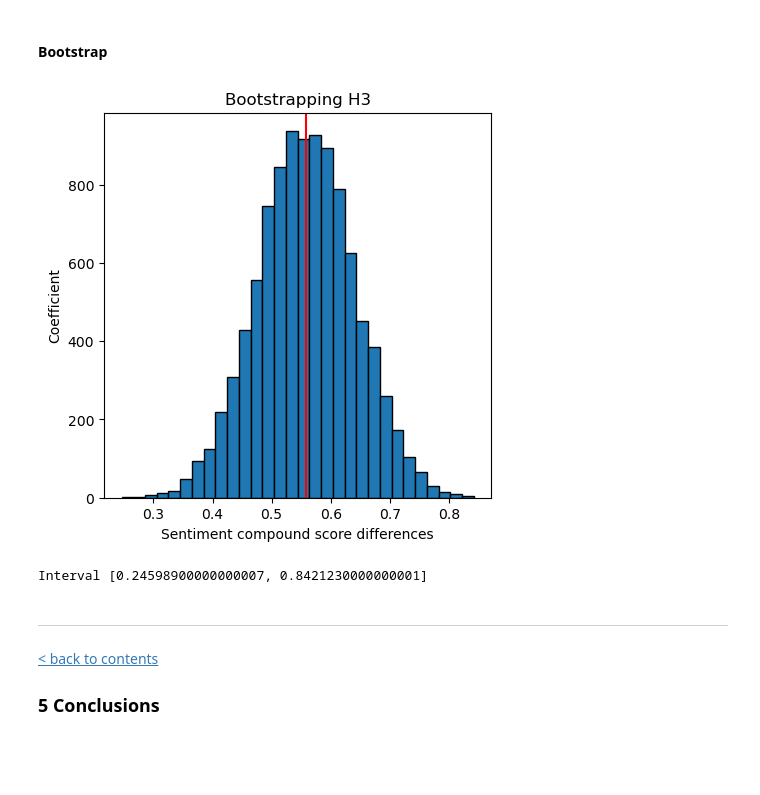
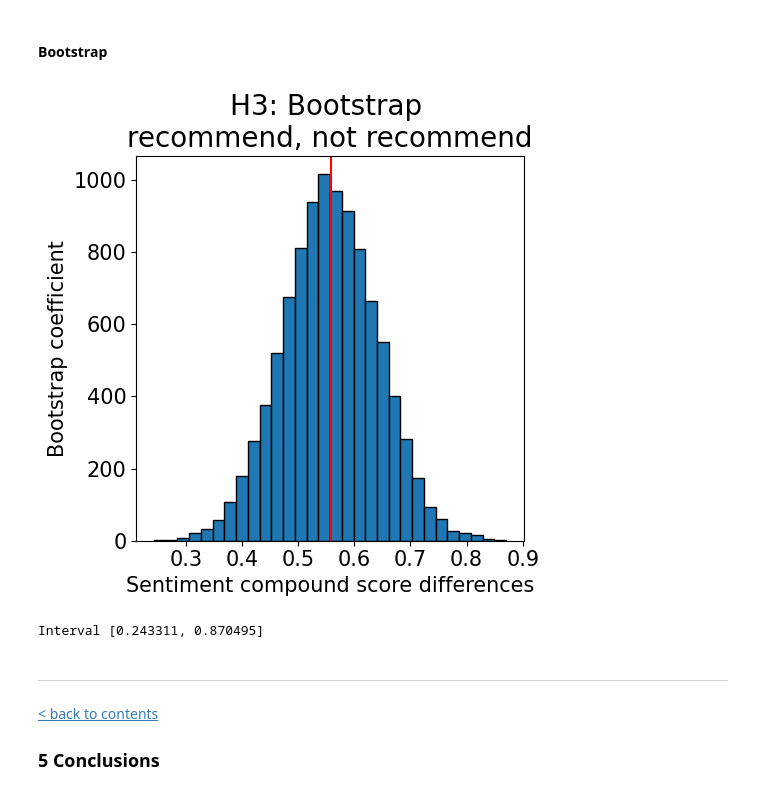
Before and after one commit to csum1/SteamGamesSentiment, a Jupyter notebook: steam.ipynb, the cells around one changed output. Cells and saved outputs as stored; diff of their text form; code cells hidden in the pictures; blank space fills up the shorter version.

```diff
--- a/steam.ipynb
+++ b/steam.ipynb
@@ -535,7 +535,7 @@ Conclusion: 0.0 is smaller than 0.001 => very significant.
 test_values = {'sample_count':[], 'coefficents':[], 'p_values':[]}
 for i in [10, 100, 1_000, 10_000]:
     df_test = df_games.loc[0:i,:]
-    coeff, p_value = stats.pearsonr(df_test['review_score'], df_test['sent.mean_comp'])
+    coeff, p_value = stats.pearsonr(df_test['sent.mean_comp'], df_test['review_score'])
     test_values['sample_count'].append(i)
     test_values['coefficents'].append(coeff)
     test_values['p_values'].append(p_value)
@@ -628,12 +647,12 @@ Interval [-0.26784977531180587, 0.432247041274728]
 # %% [markdown]
 #### Reviews that recommend the game
 # %%
-df_votedup_reviews = df_reviews.loc[df_reviews['voted_up'] == True, ['appid', 'reviewid' ,'sent.comp']]
+df_votedup_reviews = df_reviews.loc[df_reviews['voted_up'] == True, ['appid', 'reviewid' ,'sent.comp', 'text']]
+df_votedup_reviews.reset_index(inplace=True)
 mean_sent_recommended = df_votedup_reviews['sent.comp'].mean()
 group_recommend = df_votedup_reviews['sent.comp'].to_list()
 
-print("Reviews that recommend the game")
 print("recommending reviews:", df_votedup_reviews.shape[0])
 print("mean positive sentiment:", mean_sent_recommended)
-display(df_votedup_reviews.head())
+display(df_votedup_reviews)
 # %% [output]
@@ -649,12 +674,11 @@ mean positive sentiment: 0.5662239961769027
 # %% [markdown]
 #### Reviews that DO NOT recommend the game
 # %%
-df_voteddown_reviews = df_reviews.loc[df_reviews['voted_up'] == False, ['appid', 'reviewid', 'sent.comp']]
+df_voteddown_reviews = df_reviews.loc[df_reviews['voted_up'] == False, ['appid', 'reviewid', 'sent.comp', 'text']]
 mean_sent_not_recommended = df_voteddown_reviews['sent.comp'].mean()
 group_not_recommend = df_voteddown_reviews['sent.comp'].to_list()
 
-print("Reviews that do not recommend the game")
 print("not recommending reviews:", df_voteddown_reviews.shape[0])
 print("mean positive sentiment:", mean_sent_not_recommended)
-display(df_voteddown_reviews.head())
+display(df_voteddown_reviews)
 # %% [output]
@@ -739,25 +769,28 @@ P-value: 0.0
 # %%
 diffs = []
 for _ in range(10_000):
     sampled_votedup = df_votedup_reviews.sample(100, replace=True)
     sampled_voteddown = df_voteddown_reviews.sample(100, replace=True)
     sampled_diff = sampled_votedup['sent.comp'].mean() - sampled_voteddown['sent.comp'].mean()
     diffs.append(sampled_diff)
 diffs = np.array(diffs)
 
 H3_diff = mean_sent_recommended - mean_sent_not_recommended
-fig, ax = plt.subplots(1, 1,  figsize=(5,5))
-ax.hist(diffs, bins=30, edgecolor='black')
-ax.set_title("Bootstrapping H3")
-ax.set_xlabel("Sentiment compound score differences")
-ax.set_ylabel("Coefficient")
-ax.axvline(H3_diff, color="red")
+
+plt.figure(figsize=(5,5))
+plt.hist(diffs, bins=30, edgecolor='black')
+plt.title("H3: Bootstrap \nrecommend, not recommend", fontsize=20)
+plt.xlabel("Sentiment compound score differences", fontsize=15)
+plt.ylabel("Bootstrap coefficient", fontsize=15)
+plt.xticks(fontsize=15)
+plt.yticks(fontsize=15)
+plt.axvline(H3_diff, color="red")
 plt.show()
 
 print(f"Interval [{min(diffs)}, {max(diffs)}]")
 # %% [output]
-[figure, old version]
+[figure, new version]
-Interval [0.24598900000000007, 0.8421230000000001]
+Interval [0.243311, 0.870495]
 # %% [markdown]
 ***
 [< back to contents](####contents-of-this-notebook)
```
Also changed, not shown: parts of 16 cells of this notebook.
